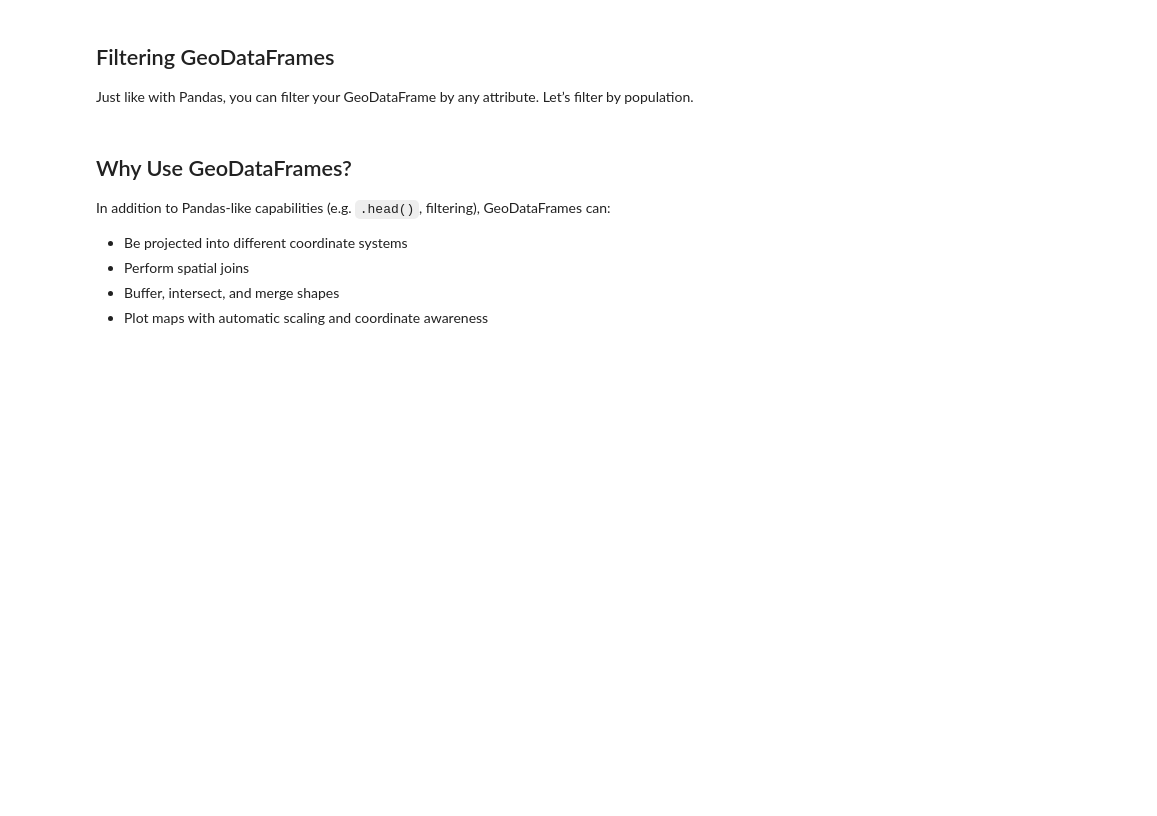
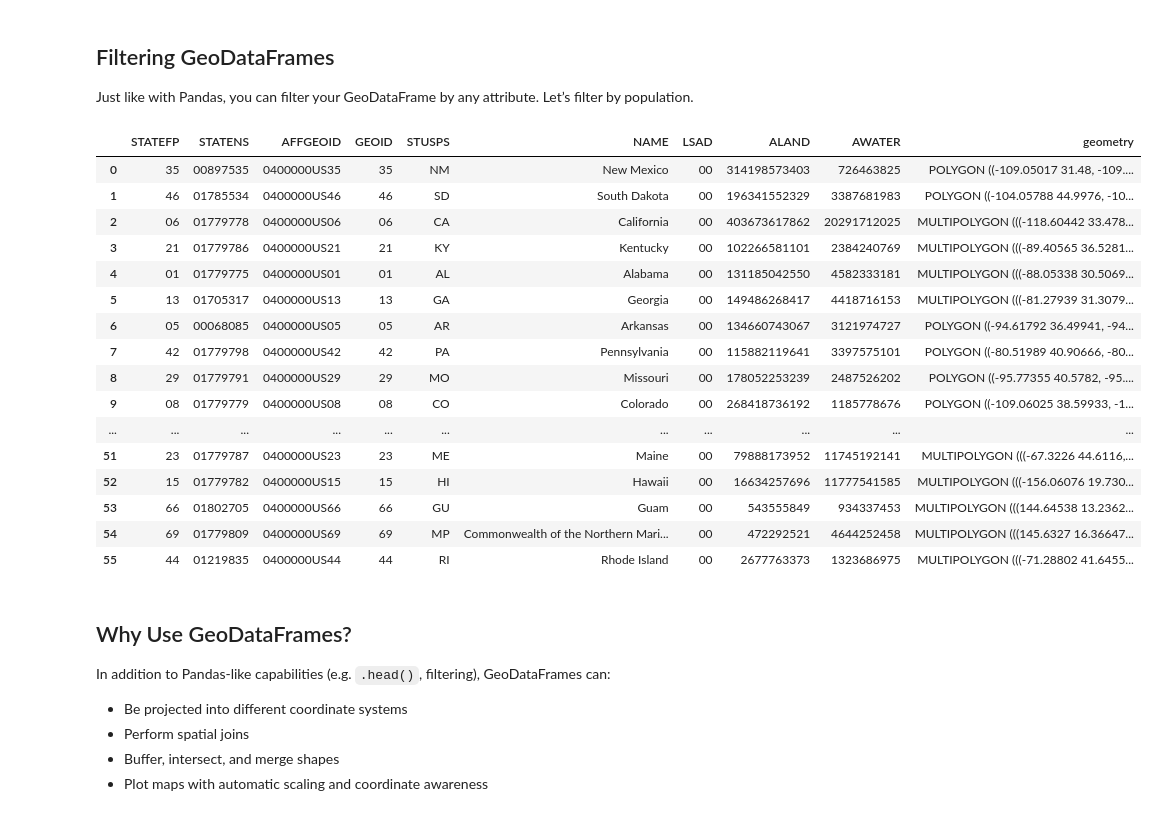
Before and after one commit to mvilla1859/GeoPandas_Basics_20250514, a Jupyter notebook: Soma/05_GeoDataFrames.ipynb, the cells around one changed output. Saved outputs shown, nothing was run; the diff lists cells and outputs as text; code cells hidden in the pictures; blank space fills up the shorter version.

```diff
--- a/Soma/05_GeoDataFrames.ipynb
+++ b/Soma/05_GeoDataFrames.ipynb
@@ -81,0 +70,20 @@ high_pop.plot()
+# %%
+states
+# %% [output]
+|  | STATEFP | STATENS | AFFGEOID | GEOID | STUSPS | NAME | LSAD | ALAND | AWATER | geometry |
+| 0 | 35 | 00897535 | 0400000US35 | 35 | NM | New Mexico | 00 | 314198573403 | 726463825 | POLYGON ((-109.05017 31.48, -109.... |
+| 1 | 46 | 01785534 | 0400000US46 | 46 | SD | South Dakota | 00 | 196341552329 | 3387681983 | POLYGON ((-104.05788 44.9976, -10... |
+| 2 | 06 | 01779778 | 0400000US06 | 06 | CA | California | 00 | 403673617862 | 20291712025 | MULTIPOLYGON (((-118.60442 33.478... |
+| 3 | 21 | 01779786 | 0400000US21 | 21 | KY | Kentucky | 00 | 102266581101 | 2384240769 | MULTIPOLYGON (((-89.40565 36.5281... |
+| 4 | 01 | 01779775 | 0400000US01 | 01 | AL | Alabama | 00 | 131185042550 | 4582333181 | MULTIPOLYGON (((-88.05338 30.5069... |
+| 5 | 13 | 01705317 | 0400000US13 | 13 | GA | Georgia | 00 | 149486268417 | 4418716153 | MULTIPOLYGON (((-81.27939 31.3079... |
+| 6 | 05 | 00068085 | 0400000US05 | 05 | AR | Arkansas | 00 | 134660743067 | 3121974727 | POLYGON ((-94.61792 36.49941, -94... |
+| 7 | 42 | 01779798 | 0400000US42 | 42 | PA | Pennsylvania | 00 | 115882119641 | 3397575101 | POLYGON ((-80.51989 40.90666, -80... |
+| 8 | 29 | 01779791 | 0400000US29 | 29 | MO | Missouri | 00 | 178052253239 | 2487526202 | POLYGON ((-95.77355 40.5782, -95.... |
+| 9 | 08 | 01779779 | 0400000US08 | 08 | CO | Colorado | 00 | 268418736192 | 1185778676 | POLYGON ((-109.06025 38.59933, -1... |
+| ... | ... | ... | ... | ... | ... | ... | ... | ... | ... | ... |
+| 51 | 23 | 01779787 | 0400000US23 | 23 | ME | Maine | 00 | 79888173952 | 11745192141 | MULTIPOLYGON (((-67.3226 44.6116,... |
+| 52 | 15 | 01779782 | 0400000US15 | 15 | HI | Hawaii | 00 | 16634257696 | 11777541585 | MULTIPOLYGON (((-156.06076 19.730... |
+| 53 | 66 | 01802705 | 0400000US66 | 66 | GU | Guam | 00 | 543555849 | 934337453 | MULTIPOLYGON (((144.64538 13.2362... |
+| 54 | 69 | 01779809 | 0400000US69 | 69 | MP | Commonwealth of the Northern Mari... | 00 | 472292521 | 4644252458 | MULTIPOLYGON (((145.6327 16.36647... |
+| 55 | 44 | 01219835 | 0400000US44 | 44 | RI | Rhode Island | 00 | 2677763373 | 1323686975 | MULTIPOLYGON (((-71.28802 41.6455... |
```
Also changed, not shown: parts of 6 cells of this notebook, 8 other files.
